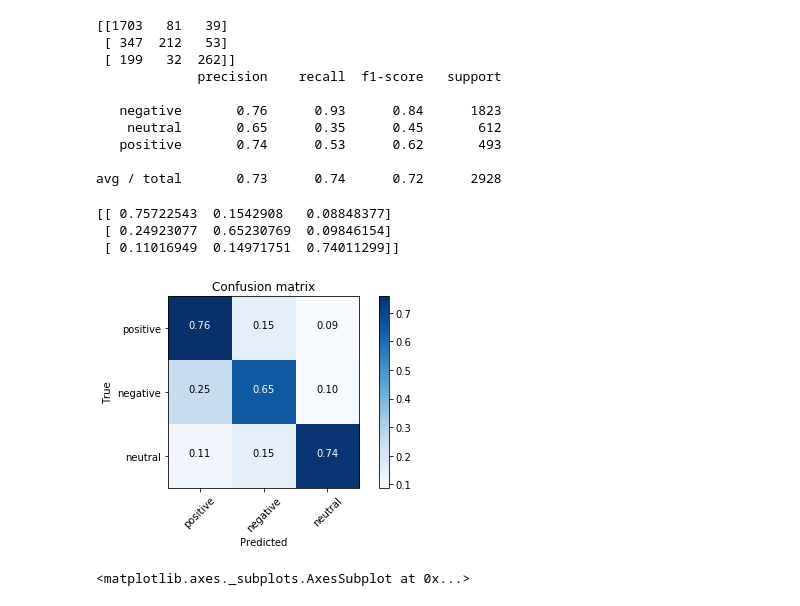
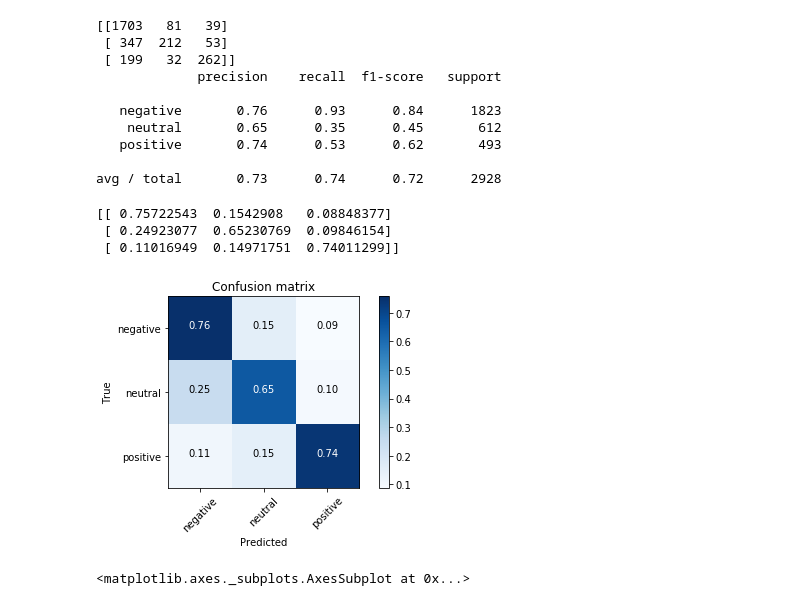
Before and after one commit to outcastgeek/ANLY520_US_AirlineTwitterSentimentAnalysis, a Jupyter notebook: U.S.AirlineTwitterSentimentAnalysis.ipynb, the cells around one changed output. Saved outputs shown, nothing was run; the diff lists cells and outputs as text; code cells hidden in the pictures.

Commit message:
Corrected Confusion Matrix for Multinomial Naive Bayes Classifier

```diff
--- a/U.S.AirlineTwitterSentimentAnalysis.ipynb
+++ b/U.S.AirlineTwitterSentimentAnalysis.ipynb
@@ -565,12 +565,12 @@ print(classification_report(sent_test, airline_sent_preds))
 avg / total       0.73      0.74      0.72      2928
 # %%
 # Confusion Matrix Plot
-plot_confusion_matrix(mat.T, classes = ['positive', 'negative', 'neutral'])
+plot_confusion_matrix(mat.T, classes = ['negative', 'neutral', 'positive'])
 # %% [output]
 [[ 0.75722543  0.1542908   0.08848377]
  [ 0.24923077  0.65230769  0.09846154]
  [ 0.11016949  0.14971751  0.74011299]]
-[figure, old version]
+[figure, new version]
 # %%
 sns.heatmap(mat.T, square=True, annot=True, fmt='d', cbar=False, xticklabels = True, yticklabels = True)
 # %% [output]
```
Also changed, not shown: 2 other files.
